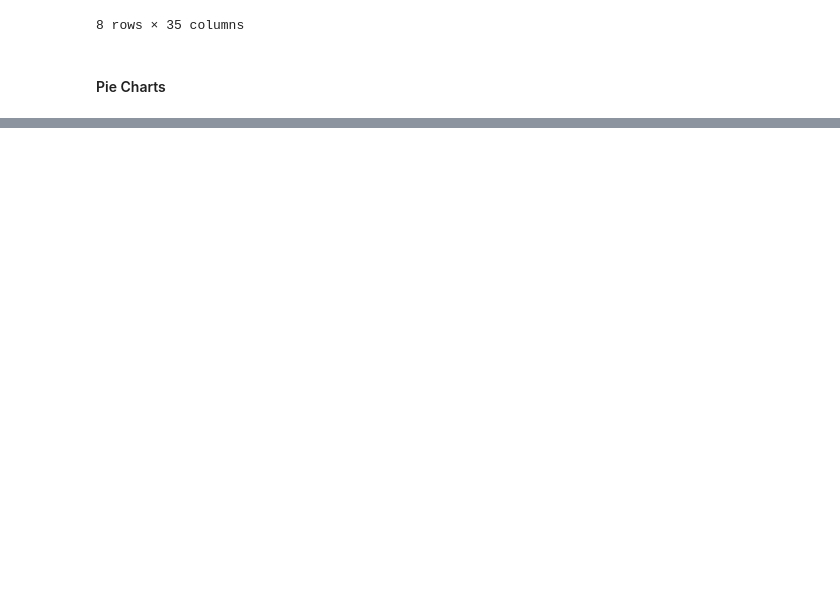
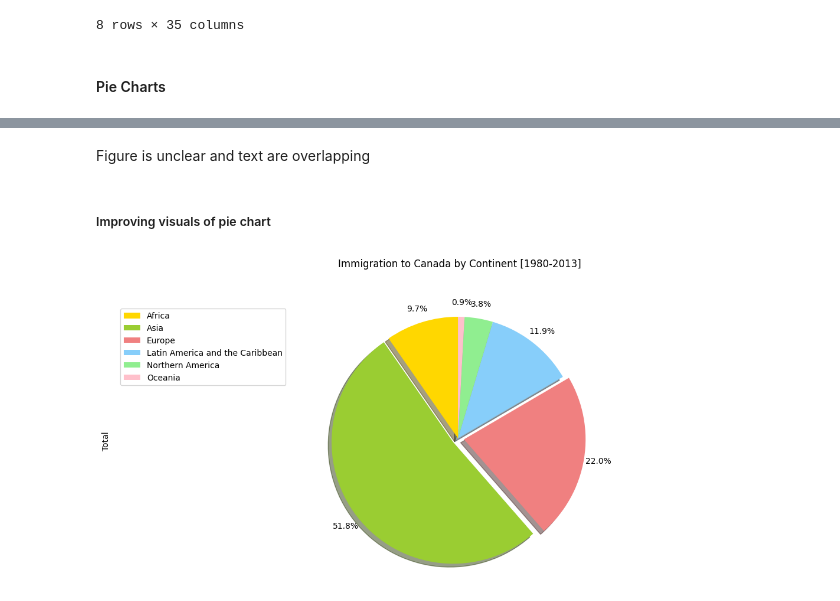
Before and after one commit to Mohwit/Data-Visualization, a Jupyter notebook: PieChart_BoxPlot_ScatterPlot_BubblePlot.ipynb, the cells around one changed output, grey strips where cells are left out. Drawn from its saved outputs; the diff is of its cells as text; code cells hidden in the pictures; blank space fills up the shorter version.

```diff
--- a/PieChart_BoxPlot_ScatterPlot_BubblePlot.ipynb
+++ b/PieChart_BoxPlot_ScatterPlot_BubblePlot.ipynb
@@ -130,0 +174,34 @@ df.describe()
+# %% [markdown]
+Figure is unclear and text are overlapping
+# %% [markdown]
+##### Improving visuals of pie chart
+# %%
+from cProfile import label
+
+
+colors_list = ['gold', 'yellowgreen', 'lightcoral', 'lightskyblue', 'lightgreen', 'pink']
+explodes_list = [0, 0.05, 0.05, 0, 0, 0] #ration for each continent with which to offset each wedge
+
+df_continent['Total'].plot(
+    kind= 'pie',
+    figsize= (15, 6),
+    autopct='%1.1f%%',
+    startangle=90,
+    labels = None, #turn of labels(to avoids overlapping)
+    shadow = True,
+    pctdistance = 1.12, #the ration between the center of each pie slices and the start of text generated by autopct
+    colors = colors_list, #adding custom colors
+    explode = explodes_list # explodes highest
+)
+
+#scale title by 12%
+plt.title('Immigration to Canada by Continent [1980-2013]', y=1.12)
+
+plt.axis('equal')
+
+#adding legend
+plt.legend(labels=df_continent.index, loc='upper left')
+
+plt.show()
+# %% [output]
+[figure, added]
```
Also changed, not shown: parts of 20 cells of this notebook.
